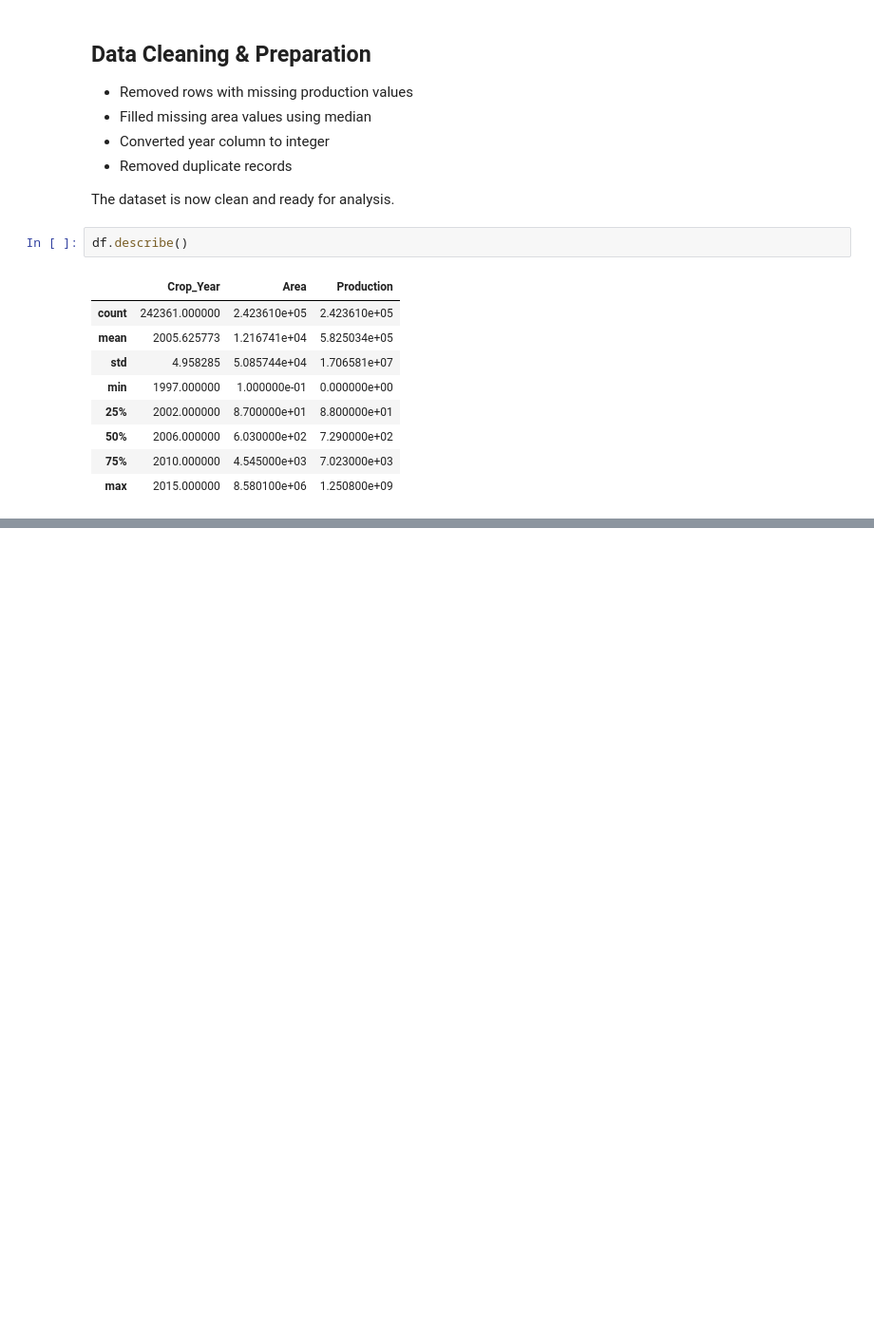
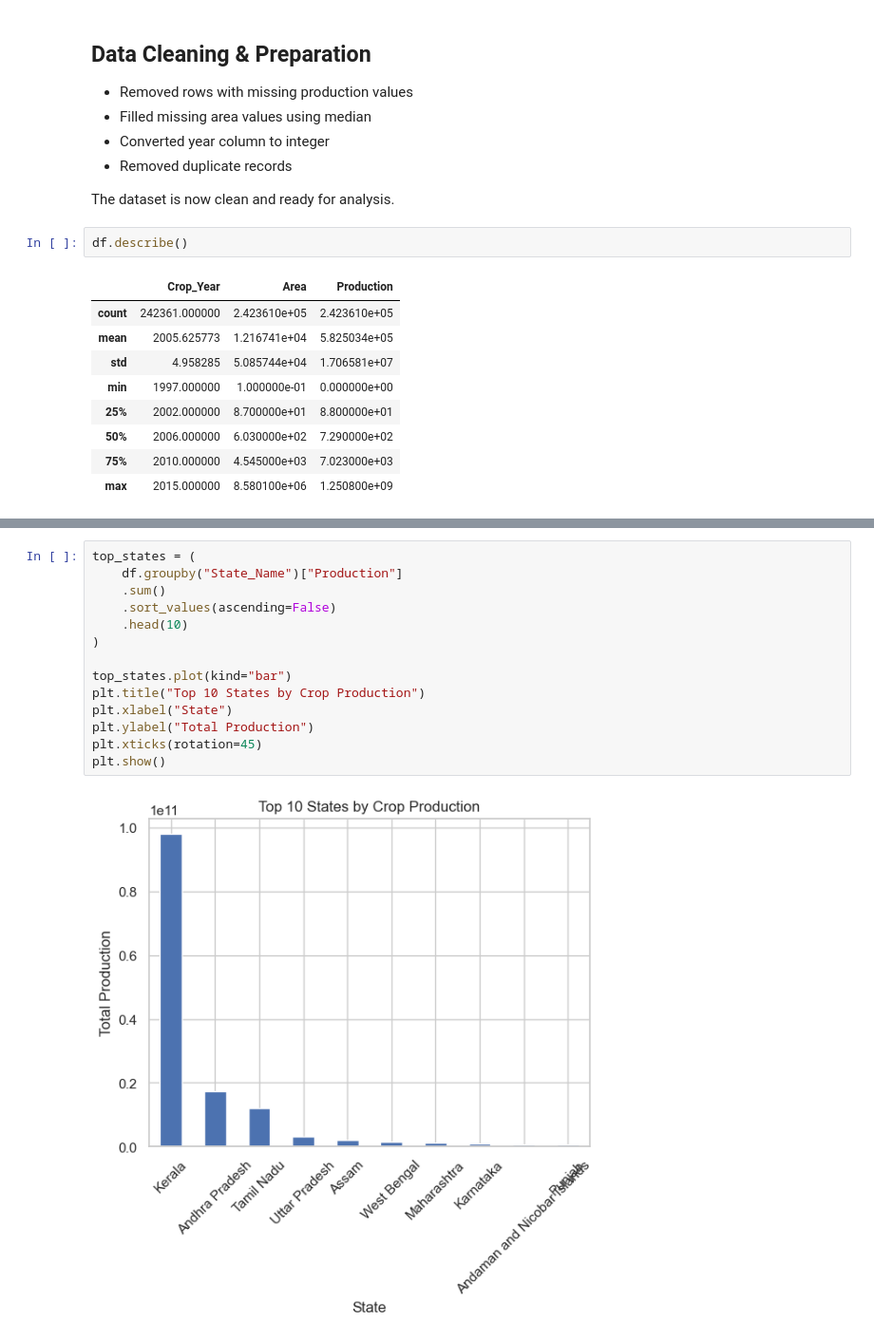
Before and after one commit to UMESH-KALE0777/python-ml-engineering, a Jupyter notebook: projects/crop-production-analysis/crop_analysis.ipynb, the cells around one changed output, grey strips where cells are left out. Shown at 95% size. Cells and saved outputs as stored; diff of their text form; blank space fills up the shorter version.

```diff
--- a/projects/crop-production-analysis/crop_analysis.ipynb
+++ b/projects/crop-production-analysis/crop_analysis.ipynb
@@ -106,0 +129,16 @@ df.describe()
+# %%
+top_states = (
+    df.groupby("State_Name")["Production"]
+    .sum()
+    .sort_values(ascending=False)
+    .head(10)
+)
+
+top_states.plot(kind="bar")
+plt.title("Top 10 States by Crop Production")
+plt.xlabel("State")
+plt.ylabel("Total Production")
+plt.xticks(rotation=45)
+plt.show()
+# %% [output]
+[figure, added]
```
Also changed, not shown: parts of 5 cells of this notebook.
